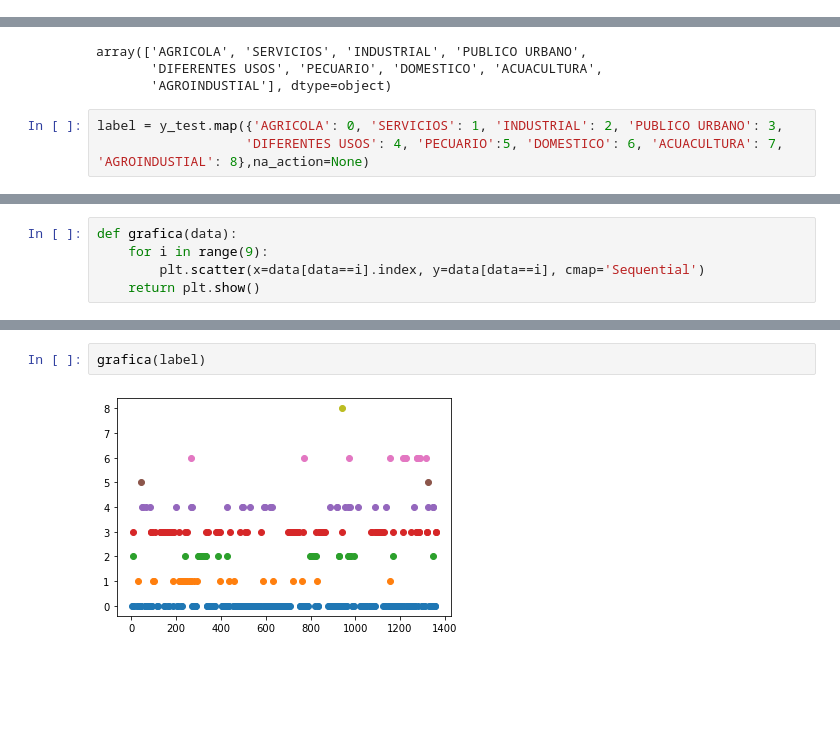
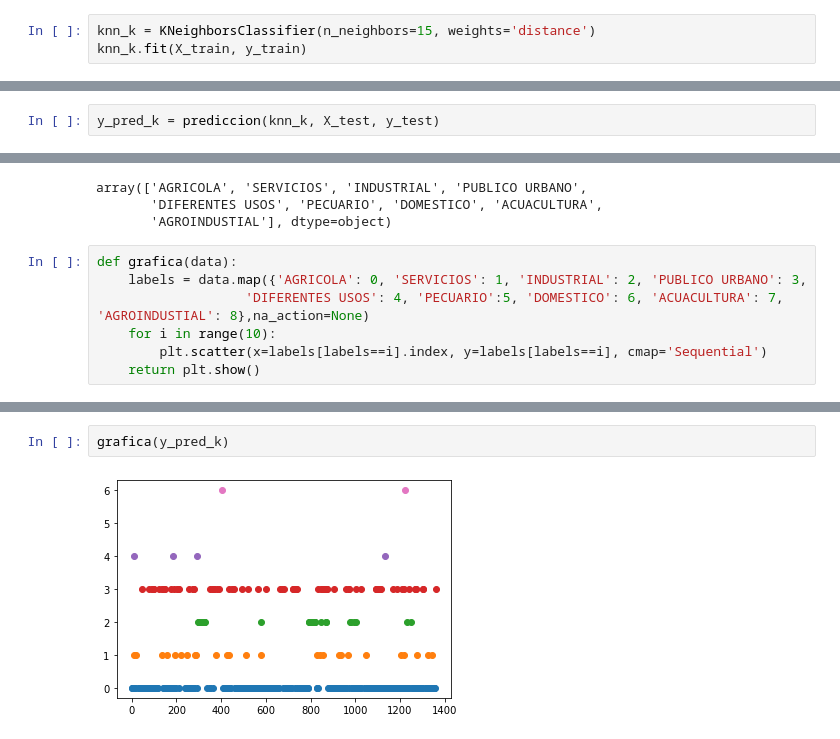
Before and after one commit to MichellMonroy/Practicas-ML, a Jupyter notebook: P3-KNN.ipynb, the cells around one changed output, grey strips where cells are left out. Drawn from its saved outputs; the diff is of its cells as text; blank space fills up the shorter version.

```diff
--- a/P3-KNN.ipynb
+++ b/P3-KNN.ipynb
@@ -247,0 +510,3 @@ Precisión =  0.6430317848410758
+# %%
+knn_k = KNeighborsClassifier(n_neighbors=15, weights='distance')
+knn_k.fit(X_train, y_train)
@@ -247,0 +515,2 @@ Precisión =  0.6430317848410758
+# %%
+y_pred_k = prediccion(knn_k, X_test, y_test)
@@ -252,5 +563,9 @@ array(['AGRICOLA', 'SERVICIOS', 'INDUSTRIAL', 'PUBLICO URBANO',
        'DIFERENTES USOS', 'PECUARIO', 'DOMESTICO', 'ACUACULTURA',
        'AGROINDUSTIAL'], dtype=object)
 # %%
-label = y_test.map({'AGRICOLA': 0, 'SERVICIOS': 1, 'INDUSTRIAL': 2, 'PUBLICO URBANO': 3,
+def grafica(data):
+    labels = data.map({'AGRICOLA': 0, 'SERVICIOS': 1, 'INDUSTRIAL': 2, 'PUBLICO URBANO': 3,
                    'DIFERENTES USOS': 4, 'PECUARIO':5, 'DOMESTICO': 6, 'ACUACULTURA': 7, 'AGROINDUSTIAL': 8},na_action=None)
+    for i in range(10):
+        plt.scatter(x=labels[labels==i].index, y=labels[labels==i], cmap='Sequential')
+    return plt.show()
@@ -260,5 +571,0 @@ label_p = y_pred.map({'AGRICOLA': 0, 'SERVICIOS': 1, 'INDUSTRIAL': 2, 'PUBLICO U
-# %%
-def grafica(data):
-    for i in range(9):
-        plt.scatter(x=data[data==i].index, y=data[data==i], cmap='Sequential')
-    return plt.show()
@@ -265,4 +588,4 @@ def grafica(data):
 # %%
-grafica(label)
+grafica(y_pred_k)
 # %% [output]
-[figure, old version]
+[figure, new version]
```
Also changed, not shown: parts of 82 cells of this notebook, 1 other file.
